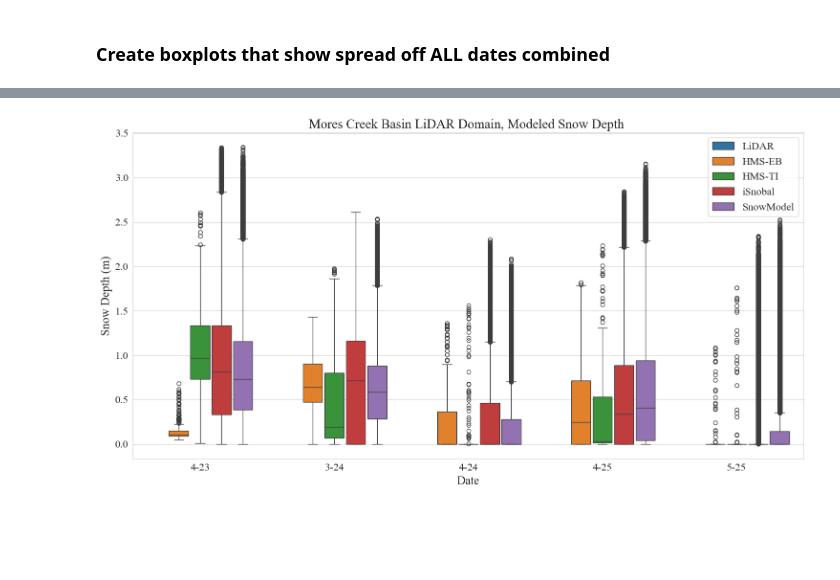
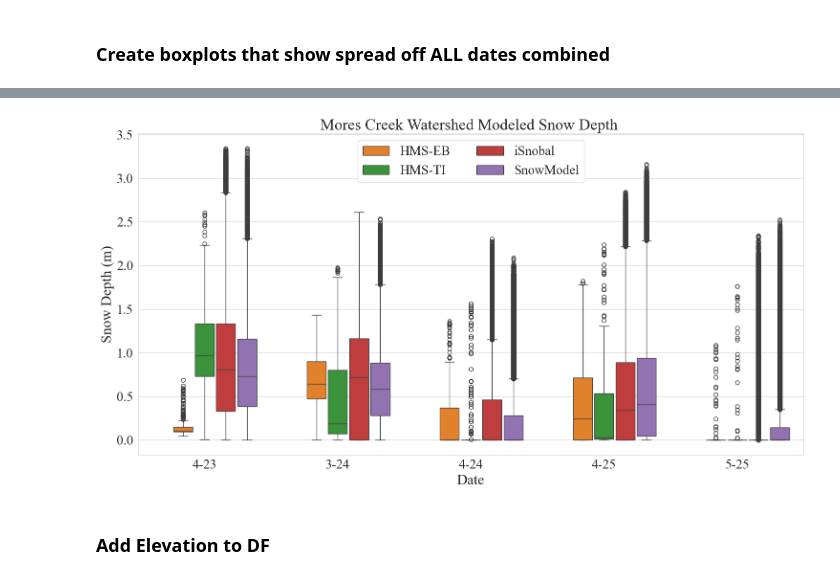
Before and after one commit to naniciafone/SIRO, a Jupyter notebook: notebooks/analysis.ipynb, the cells around one changed output, grey strips where cells are left out. Saved outputs shown, nothing was run; the diff lists cells and outputs as text; code cells hidden in the pictures; blank space fills up the shorter version.

```diff
--- a/notebooks/analysis.ipynb
+++ b/notebooks/analysis.ipynb
@@ -1700,32 +1056,2 @@ print(MCS)
 # %% [markdown]
 ### Create boxplots that show spread off ALL dates combined
-# %%
-dfs = []
-
-for key in task1.keys():
-    task1_clip = task1[key]['lidar_clip']
-    task2_clip = task2[key]['lidar_clip']
-
-    MCS = {"Task 1":task1_clip, "Task 2":task2_clip}
-
-    for task, raster_list in MCS.items():
-        for name, model_data in raster_list.items():
-                with rasterio.open(model_data) as src:
-                    data = src.read(1)
-                    mask = (data == -9999)
-                    data_masked = np.ma.array(data, mask=mask)
-                    flattened = data_masked.compressed()
-                    flattened = flattened[flattened < 5]
-
-
-                    df = pd.DataFrame({
-                    "Task":task,
-                    "Date":key,
-                    "Model": name,        # this column will store model names
-                    "Snow Depth": flattened,
-                    "measured": name == "lidar"# this column stores raster values
-                    })
-                    dfs.append(df)
-
-
-lidar_domain = pd.concat(dfs, ignore_index=True)
@@ -1798,28 +1091,33 @@ Task2_basin = basin_domain[basin_domain['Task'] =='Task 2']
 # %%
 plt.rcParams['font.family'] = 'serif'
 plt.rcParams['font.serif'] = ['Times New Roman'] + plt.rcParams['font.serif']
 
 fig, ax = plt.subplots(figsize=(15, 8))
+order = ['','HMS-EB', 'HMS-TI', 'iSnobal', 'SnowModel']
 
 sns.boxplot(
     data=Task1_basin,
     x = "Date",
     y= "Snow Depth",
     hue = "Model",
-    hue_order = order,
+   hue_order = order,
     gap = 0.1)
 
 
-ax.set_xlabel('Date', fontsize = 18)
-ax.set_ylabel('Snow Depth (m)', fontsize = 18)
-ax.tick_params(axis='both', which='major', labelsize=16)
+ax.set_xlabel('Date', fontsize = 22)
+ax.set_ylabel('Snow Depth (m)', fontsize = 22)
+ax.tick_params(axis='both', which='major', labelsize=20)
 ax.set_xticklabels(['4-23', '3-24', '4-24', '4-25', '5-25'])
-ax.legend(prop={'size': 16}) # Sets exact font size
-ax.set_title("Mores Creek Basin LiDAR Domain, Modeled Snow Depth ", fontsize=20)
+ax.legend(prop={'size': 20}, ncol = 2) # Sets exact font size
+ax.set_title("Mores Creek Watershed Modeled Snow Depth ", fontsize=24)
 
 
 
 plt.tight_layout()
+
+plt.savefig("C:/Users/RDCRLSMC/Desktop/SIRO/docs/figs/basin_distributions.png", dpi = 300)
 plt.show()
 # %% [output]
-[figure, old version]
+[figure, new version]
+# %% [markdown]
+### Add Elevation to DF
```
Also changed, not shown: parts of 65 cells of this notebook, 6 other files.
